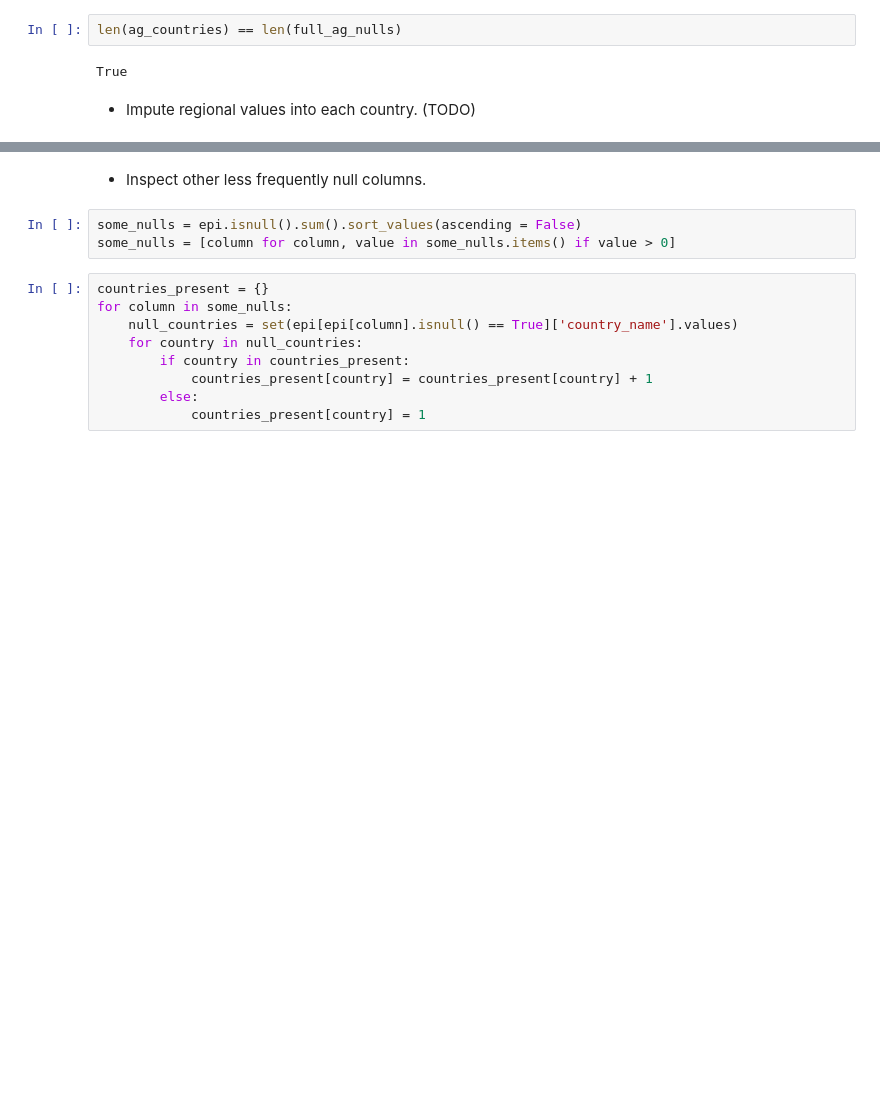
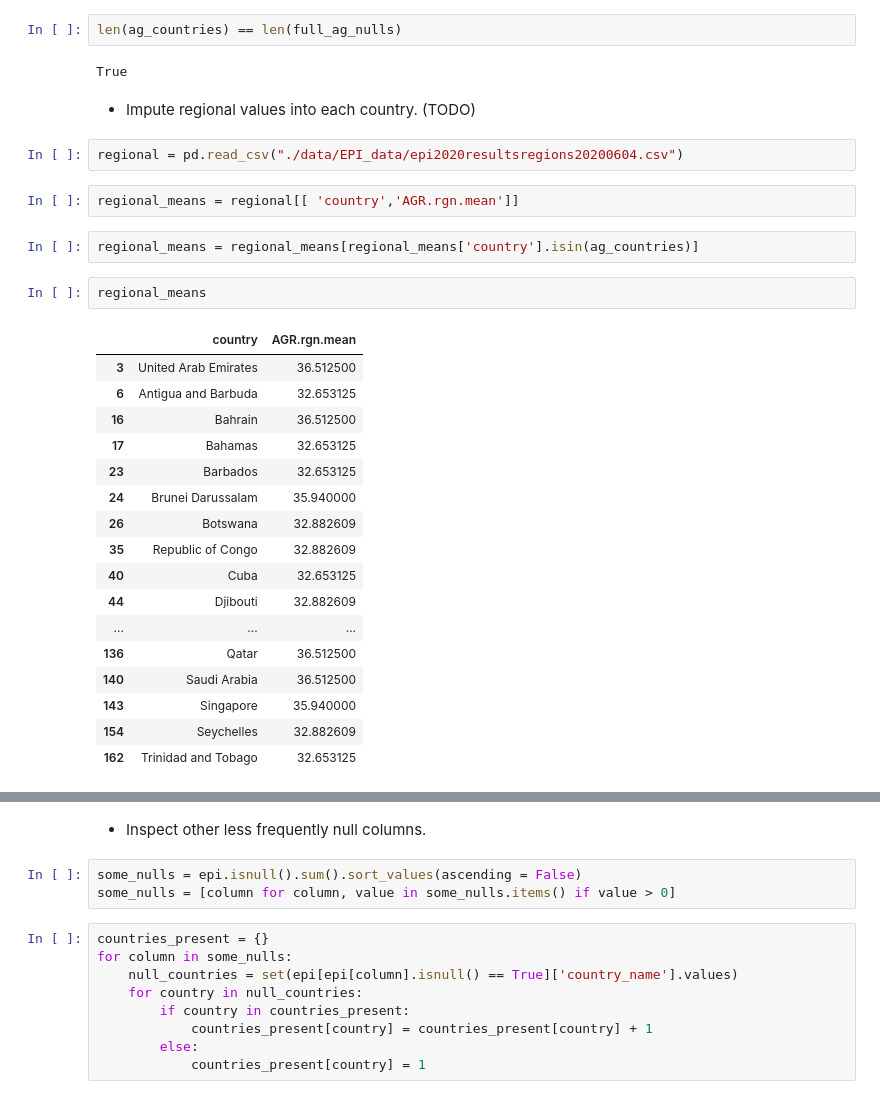
Before and after one commit to Avanyali/EPIDemographicModel, a Jupyter notebook: Step2_DataCleaning&Exploration.ipynb, the cells around one changed output, grey strips where cells are left out. Drawn from its saved outputs; the diff is of its cells as text; blank space fills up the shorter version.

Commit message:
adding regional means

```diff
--- a/Step2_DataCleaning&Exploration.ipynb
+++ b/Step2_DataCleaning&Exploration.ipynb
@@ -183,6 +183,32 @@ len(ag_countries) == len(full_ag_nulls)
 True
 # %% [markdown]
 - Impute regional values into each country. (TODO)
+# %%
+regional = pd.read_csv("./data/EPI_data/epi2020resultsregions20200604.csv")
+# %%
+regional_means = regional[[ 'country','AGR.rgn.mean']]
+# %%
+regional_means = regional_means[regional_means['country'].isin(ag_countries)]
+# %%
+regional_means
+# %% [output]
+|  | country | AGR.rgn.mean |
+| 3 | United Arab Emirates | 36.512500 |
+| 6 | Antigua and Barbuda | 32.653125 |
+| 16 | Bahrain | 36.512500 |
+| 17 | Bahamas | 32.653125 |
+| 23 | Barbados | 32.653125 |
+| 24 | Brunei Darussalam | 35.940000 |
+| 26 | Botswana | 32.882609 |
+| 35 | Republic of Congo | 32.882609 |
+| 40 | Cuba | 32.653125 |
+| 44 | Djibouti | 32.882609 |
+| ... | ... | ... |
+| 136 | Qatar | 36.512500 |
+| 140 | Saudi Arabia | 36.512500 |
+| 143 | Singapore | 35.940000 |
+| 154 | Seychelles | 32.882609 |
+| 162 | Trinidad and Tobago | 32.653125 |
 # %%
 epi.loc[epi['country_name'].isin(ag_countries), 'Agricultural Subsidies'] = epi.loc[epi['country_name'].isin(ag_countries), 'Agricultural Subsidies'].fillna(-1)
 # %% [output]
```
Also changed, not shown: parts of 15 cells of this notebook, 2 other files.
